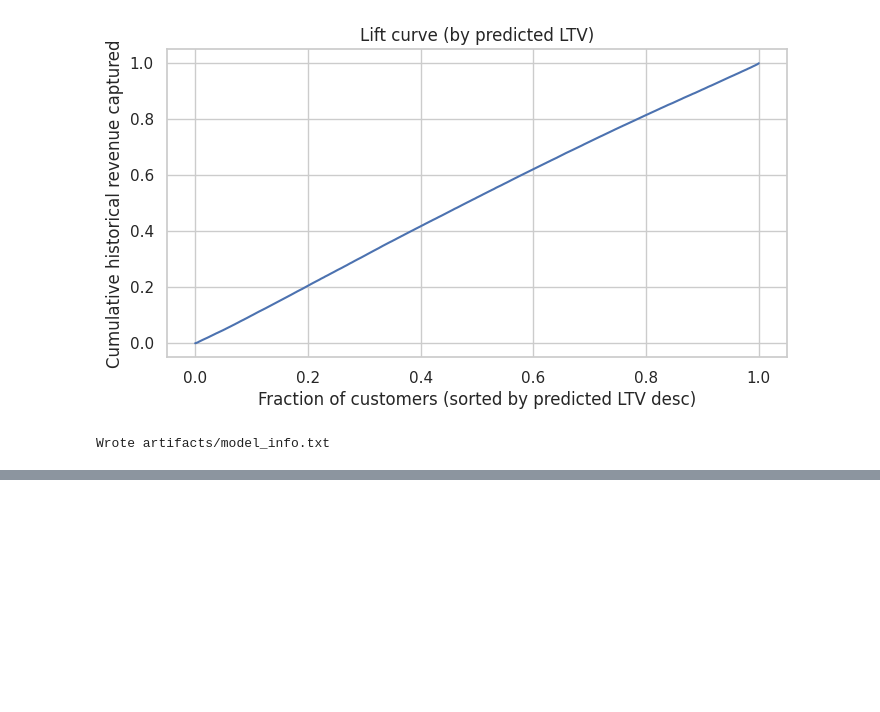
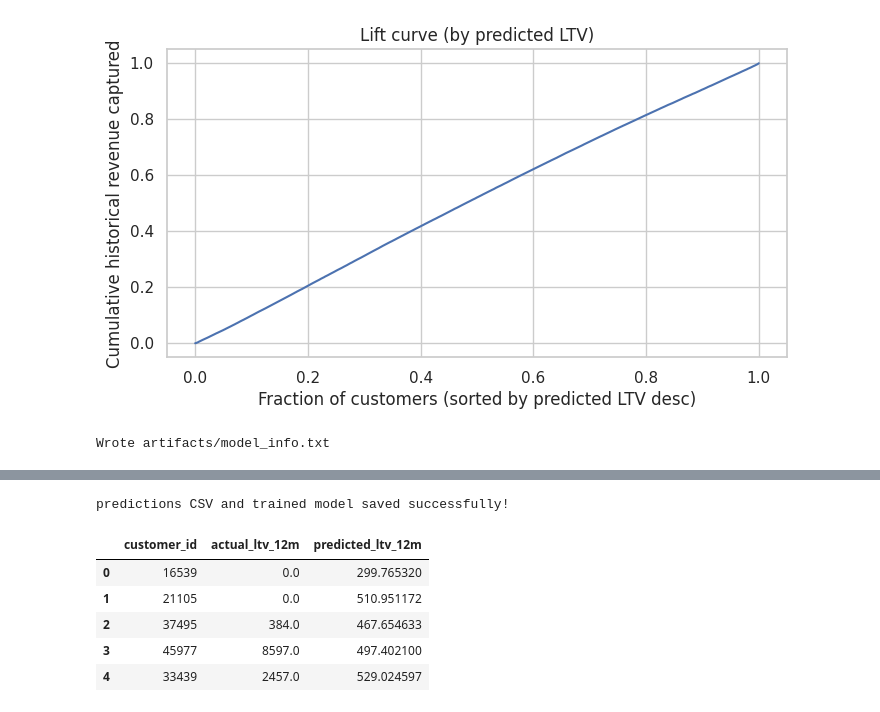
Before and after one commit to sivasakthi-15/Data_analyst_internship, a Jupyter notebook: Project/LTV Prediction.ipynb, the cells around one changed output, grey strips where cells are left out. Saved outputs shown, nothing was run; the diff lists cells and outputs as text; code cells hidden in the pictures; blank space fills up the shorter version.

```diff
--- a/Project/LTV Prediction.ipynb
+++ b/Project/LTV Prediction.ipynb
@@ -530,0 +540,21 @@ predictions CSV and trained model saved successfully!
+# %%
+# === 21. FIXED: Export predictions with REAL customer_id ===
+predictions_df = pd.DataFrame({
+    "customer_id": data.loc[X_test.index, "customer_id"].values, # FIXED: Convert to NumPy array
+    "actual_ltv_12m": y_true_test.values, # FIXED: Convert to NumPy array
+    "predicted_ltv_12m": y_pred_test
+})
+predictions_df.to_csv("predicted_ltv_12m.csv", index=False)
+
+joblib.dump(model, "xgb_ltv_model.joblib")
+
+print("predictions CSV and trained model saved successfully!")
+predictions_df.head()
+# %% [output]
+predictions CSV and trained model saved successfully!
+|  | customer_id | actual_ltv_12m | predicted_ltv_12m |
+| 0 | 16539 | 0.0 | 299.765320 |
+| 1 | 21105 | 0.0 | 510.951172 |
+| 2 | 37495 | 384.0 | 467.654633 |
+| 3 | 45977 | 8597.0 | 497.402100 |
+| 4 | 33439 | 2457.0 | 529.024597 |
```
Also changed, not shown: parts of 4 cells of this notebook.
